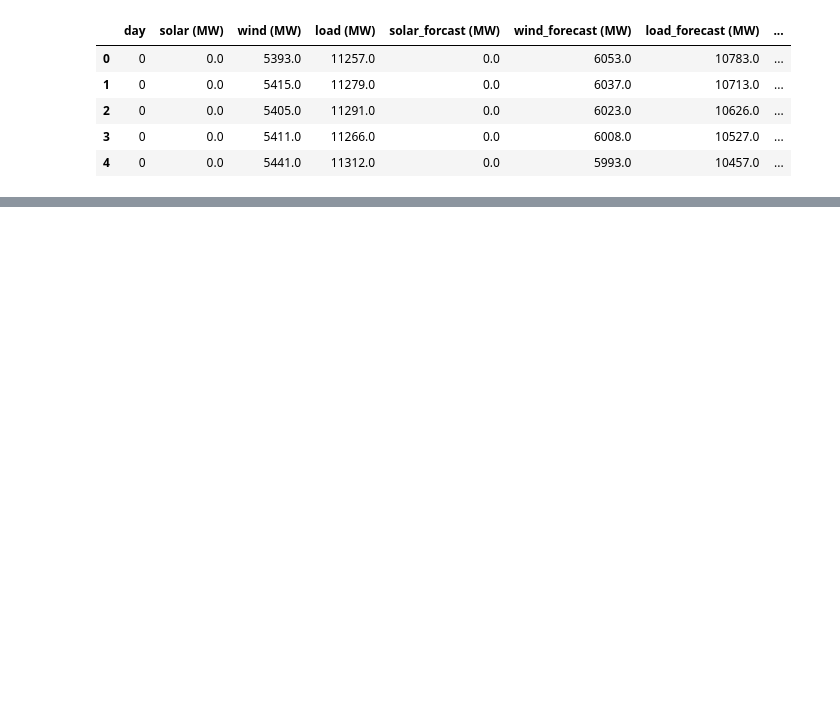
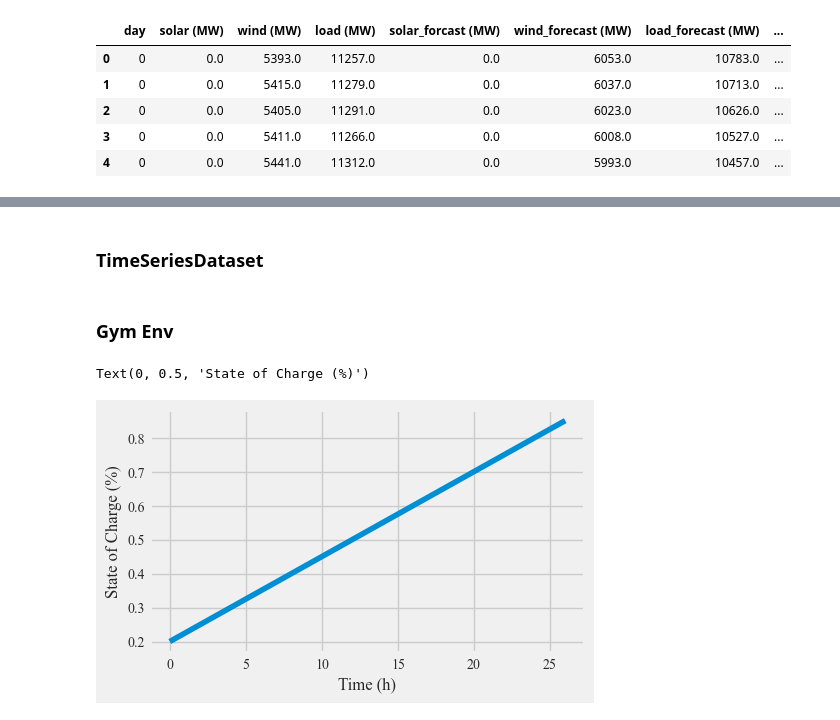
Before and after one commit to arbit3rr/ES-Temporal-RL, a Jupyter notebook: 4. RL.ipynb, the cells around one changed output, grey strips where cells are left out. Drawn from its saved outputs; the diff is of its cells as text; code cells hidden in the pictures; blank space fills up the shorter version.

```diff
--- a/4. RL.ipynb
+++ b/4. RL.ipynb
@@ -22,0 +229,2 @@ grid_df[grid_df['day']==365]["emission factor (kg CO2/MWh)"].to_numpy().shape
+# %% [markdown]
+### TimeSeriesDataset
@@ -22,0 +273,40 @@ grid_df[grid_df['day']==365]["emission factor (kg CO2/MWh)"].to_numpy().shape
+# %% [markdown]
+### Gym Env
+# %%
+class storage:
+    def __init__(self, SOC, dt):
+        # Parameters
+        self.eta_charge = 1
+        self.eta_discharge = 1
+        self.Capacity = 40 # kWh
+        # Constraints
+        self.Pbatt_max = 4 # kW
+        self.SOC_min = 0.2
+        self.SOC_max = 0.85
+        # Variables
+        self.SOC = np.clip(SOC, self.SOC_min, self.SOC_max)
+        self.dt = dt
+
+    def update(self, Pbatt):
+        self.SOC += (self.eta_charge/self.Capacity)*np.maximum(0, Pbatt)*self.dt +\
+                    (1/self.eta_discharge/self.Capacity)*min(0, Pbatt)*self.dt
+        return self.SOC
+
+
+test_battery = storage(SOC=0.2, dt=1)
+SOC_PLOT = [test_battery.SOC]
+
+while test_battery.SOC<test_battery.SOC_max:
+    Pbatt = 1
+    test_battery.update(Pbatt)
+
+    SOC_PLOT.append(test_battery.SOC)
+
+plt.figure(figsize=(5,3))
+plt.plot(SOC_PLOT)
+plt.grid(True)
+plt.xlabel('Time (h)')
+plt.ylabel('State of Charge (%)')
+# %% [output]
+Text(0, 0.5, 'State of Charge (%)')
+[figure, added]
```
Also changed, not shown: parts of 16 cells of this notebook, 6 other files.
